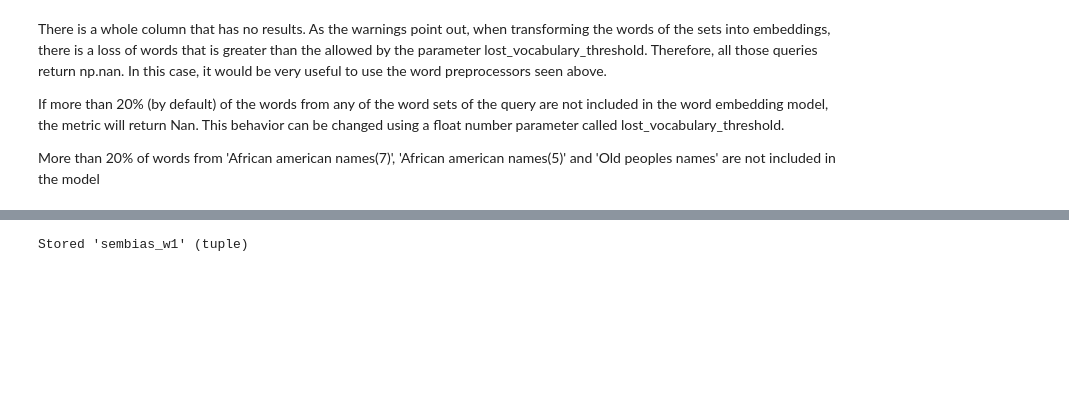
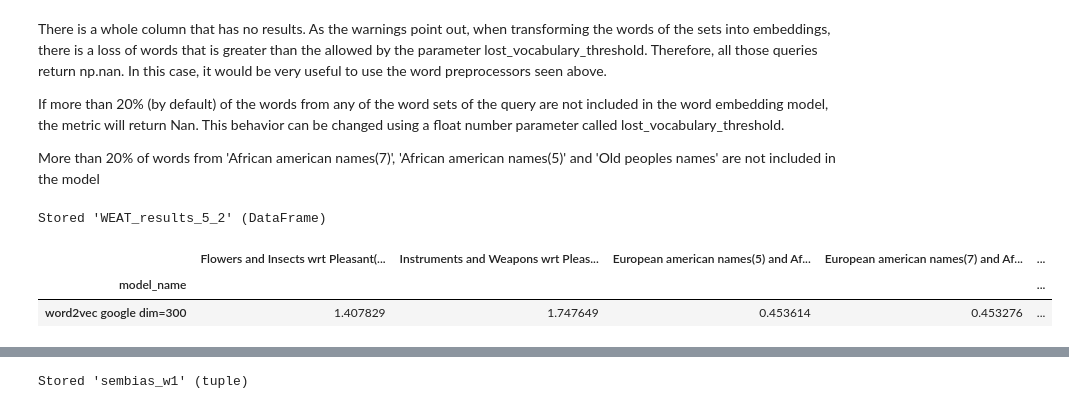
Before and after one commit to EmeraldaSesari/FEmpStudyofPWE, a Jupyter notebook: Experiment.ipynb, the cells around one changed output, grey strips where cells are left out. Saved outputs shown, nothing was run; the diff lists cells and outputs as text; code cells hidden in the pictures; blank space fills up the shorter version.

```diff
--- a/Experiment.ipynb
+++ b/Experiment.ipynb
@@ -634,0 +645,22 @@ lost_vocabulary_threshold= 0.1
+# %%
+models = [model_w2v]
+
+WEAT_results_5_2 = run_queries(
+    WEAT,
+    queries,
+    models,
+    metric_params={'preprocessor_args': {
+        'lowercase': True
+    }},
+    lost_vocabulary_threshold= 0.1,
+    aggregate_results=True,
+    aggregation_function='abs_avg',
+    queries_set_name='WEAT Queries')
+
+%store WEAT_results_5_2
+WEAT_results_5_2
+# %% [output]
+Stored 'WEAT_results_5_2' (DataFrame)
+|  | Flowers and Insects wrt Pleasant(... | Instruments and Weapons wrt Pleas... | European american names(5) and Af... | European american names(7) and Af... | ... |
+| model_name |  |  |  |  | ... |
+| word2vec google dim=300 | 1.407829 | 1.747649 | 0.453614 | 0.453276 | ... |
```
Also changed, not shown: parts of 13 cells of this notebook.
